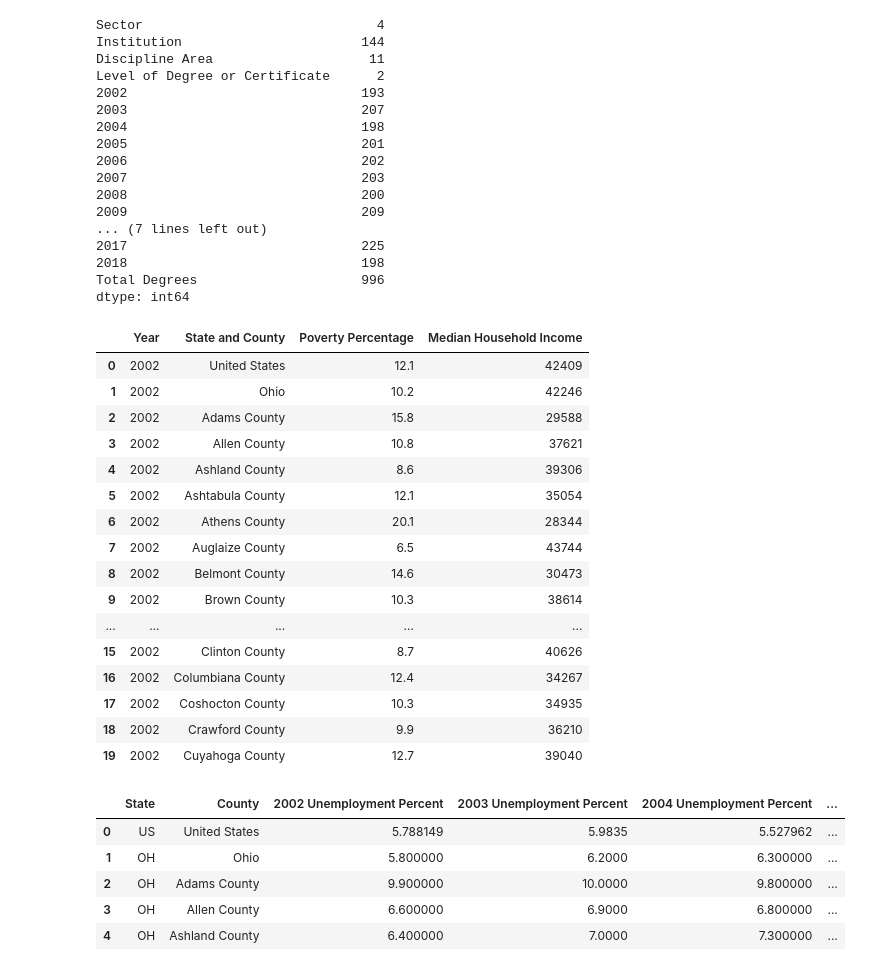
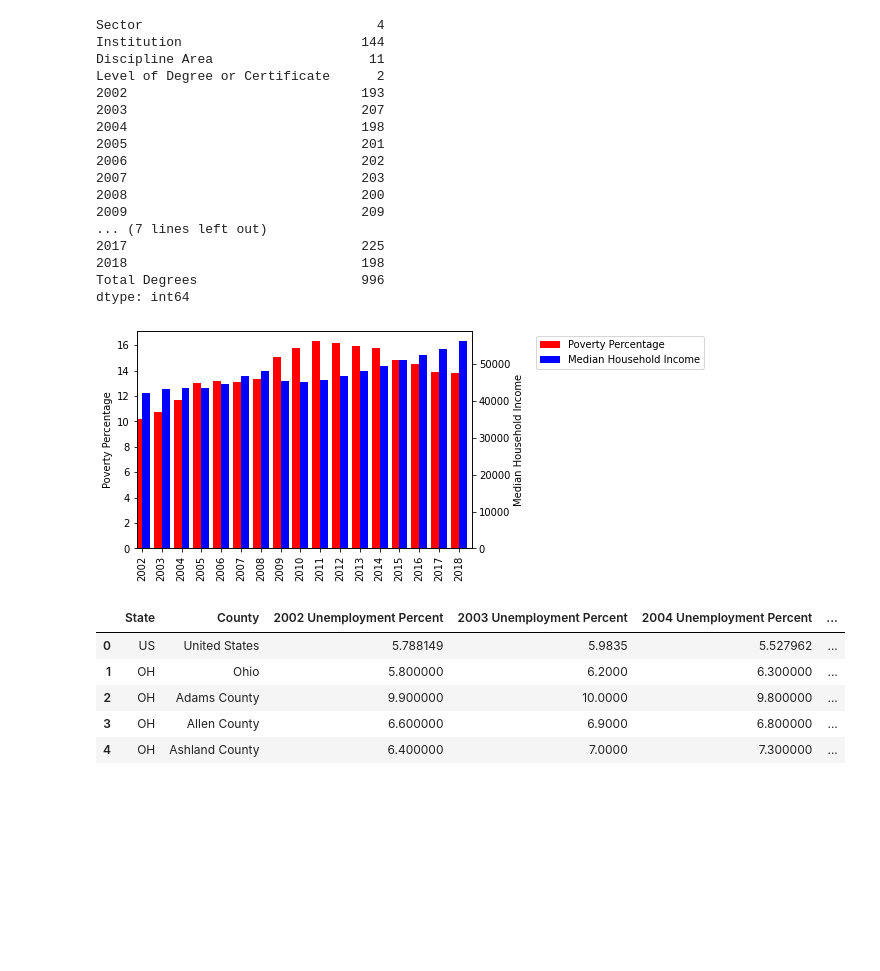
Before and after one commit to AntwonS116/Project-Ohio-College-Analysis, a Jupyter notebook: data.ipynb, the cells around one changed output. Saved outputs shown, nothing was run; the diff lists cells and outputs as text; code cells hidden in the pictures; blank space fills up the shorter version.

Commit message:
Adding Neda's Graph

```diff
--- a/data.ipynb
+++ b/data.ipynb
@@ -381,29 +381,32 @@ Level of Degree or Certificate      2
 2018                              198
 Total Degrees                     996
 dtype: int64
-# %%
-file2 = ("Resources\FinalEmployment&Income.csv")
-
-df2 = pd.read_csv(file2)
-df2.head(20)
-# %% [output]
-|  | Year | State and County | Poverty Percentage | Median Household Income |
-| 0 | 2002 | United States | 12.1 | 42409 |
-| 1 | 2002 | Ohio | 10.2 | 42246 |
-| 2 | 2002 | Adams County | 15.8 | 29588 |
-| 3 | 2002 | Allen County | 10.8 | 37621 |
-| 4 | 2002 | Ashland County | 8.6 | 39306 |
-| 5 | 2002 | Ashtabula County | 12.1 | 35054 |
-| 6 | 2002 | Athens County | 20.1 | 28344 |
-| 7 | 2002 | Auglaize County | 6.5 | 43744 |
-| 8 | 2002 | Belmont County | 14.6 | 30473 |
-| 9 | 2002 | Brown County | 10.3 | 38614 |
-| ... | ... | ... | ... | ... |
-| 15 | 2002 | Clinton County | 8.7 | 40626 |
-| 16 | 2002 | Columbiana County | 12.4 | 34267 |
-| 17 | 2002 | Coshocton County | 10.3 | 34935 |
-| 18 | 2002 | Crawford County | 9.9 | 36210 |
-| 19 | 2002 | Cuyahoga County | 12.7 | 39040 |
+# %%
+file2 = ("Resources\FinalEmployment&Income.csv")
+
+df2 = pd.read_csv(file2)
+df2.head(20)
+df2_a=df2[df2['State and County']=='Ohio']
+# print(df2_a)
+labels=df2_a["Year"]
+Pov_rate=df2_a['Poverty Percentage']
+Income=df2_a['Median Household Income']
+x = np.arange(len(labels))
+fig = plt.figure() # Create matplotlib figure
+ax = fig.add_subplot(111) # Create matplotlib axes
+ax2 = ax.twinx() # Create another axes that shares the same x-axis as ax.
+width = 0.4
+df2_a['Poverty Percentage'].plot(kind='bar', color='red', ax=ax, width=width, position=1)
+df2_a['Median Household Income'].plot(kind='bar', color='blue', ax=ax2, width=width, position=0)
+ax.set_xticks(x)
+ax.set_xticklabels(labels)
+ax.set_ylabel('Poverty Percentage')
+ax2.set_ylabel('Median Household Income')
+
+fig.legend(["Poverty Percentage", "Median Household Income"], bbox_to_anchor=(1.45, 0.88))
+plt.show()
+# %% [output]
+[figure, added]
 # %%
 file3 = ("Resources\FinalUnemploymentInfo.xlsx")
 
```
Also changed, not shown: parts of 6 cells of this notebook, 3 other files.
